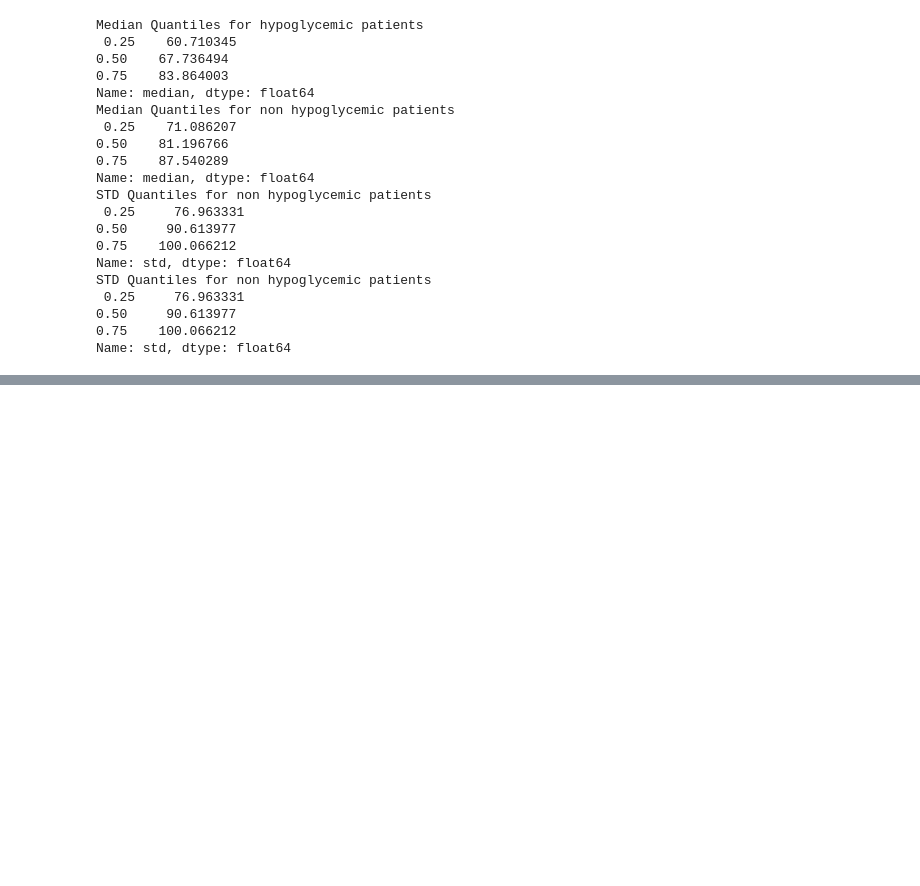
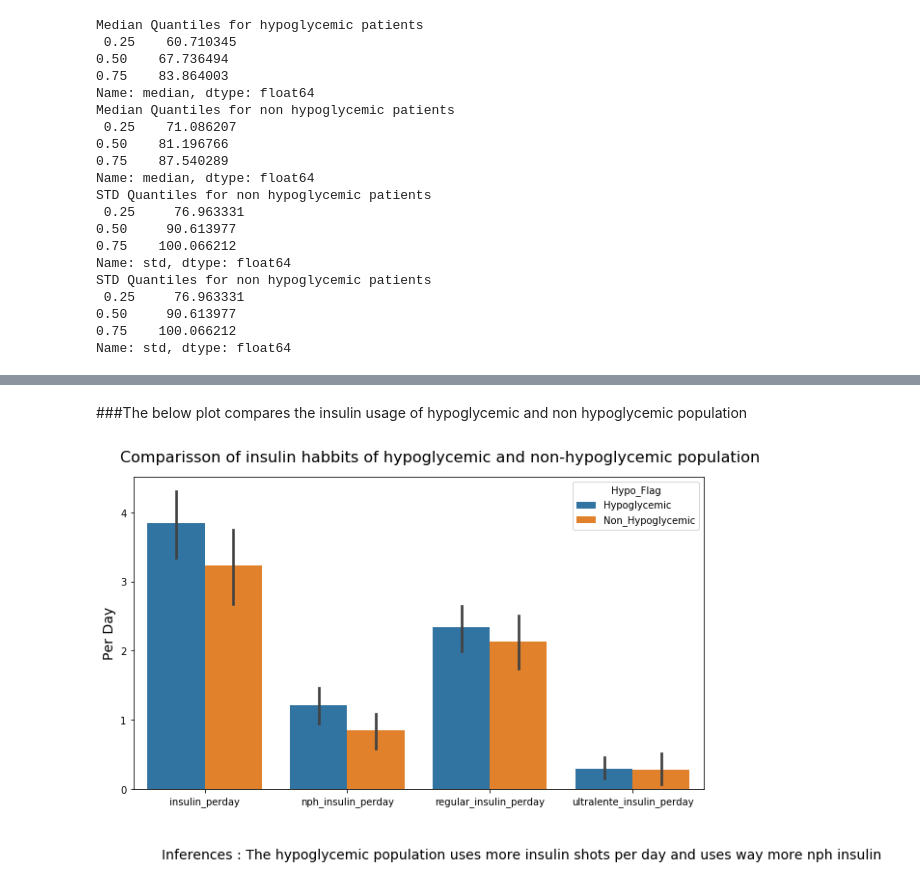
Before and after one commit to johngunaseelan/Hypoglycemia-Detection, a Jupyter notebook: Code/EDA-III.ipynb, the cells around one changed output, grey strips where cells are left out. Cells and saved outputs as stored; diff of their text form; code cells hidden in the pictures; blank space fills up the shorter version.

```diff
--- a/Code/EDA-III.ipynb
+++ b/Code/EDA-III.ipynb
@@ -265,0 +284,16 @@ Name: snacks_perday, dtype: float64
+# %% [markdown]
+###The below plot compares the insulin usage of hypoglycemic and non hypoglycemic population
+# %%
+fig = plt.gcf()
+fig.set_size_inches(10, 6, forward=True)
+fig.suptitle('Comparisson of insulin habbits of hypoglycemic and non-hypoglycemic population', fontsize=16)
+ax = sns.barplot(x="params", y="value", hue="Hypo_Flag", data=df_agg_plot.loc[(df_agg_plot['params']  == 'regular_insulin_perday') | (df_agg_plot['params']  == 'nph_insulin_perday') | (df_agg_plot['params']  == 'ultralente_insulin_perday') | (df_agg_plot['params']  == 'insulin_perday')])
+ax.set_xlabel('', fontsize=14)
+ax.set_ylabel('Per Day', fontsize=14)
+
+fig.text(0.1, 0, 'Inferences : The hypoglycemic population uses more insulin shots per day and uses way more nph insulin', size=14);
+plt.tight_layout(rect=[0, 0.1, 0.9, 0.95])
+
+plt.show()
+# %% [output]
+[figure, added]
```
Also changed, not shown: parts of 9 cells of this notebook.
